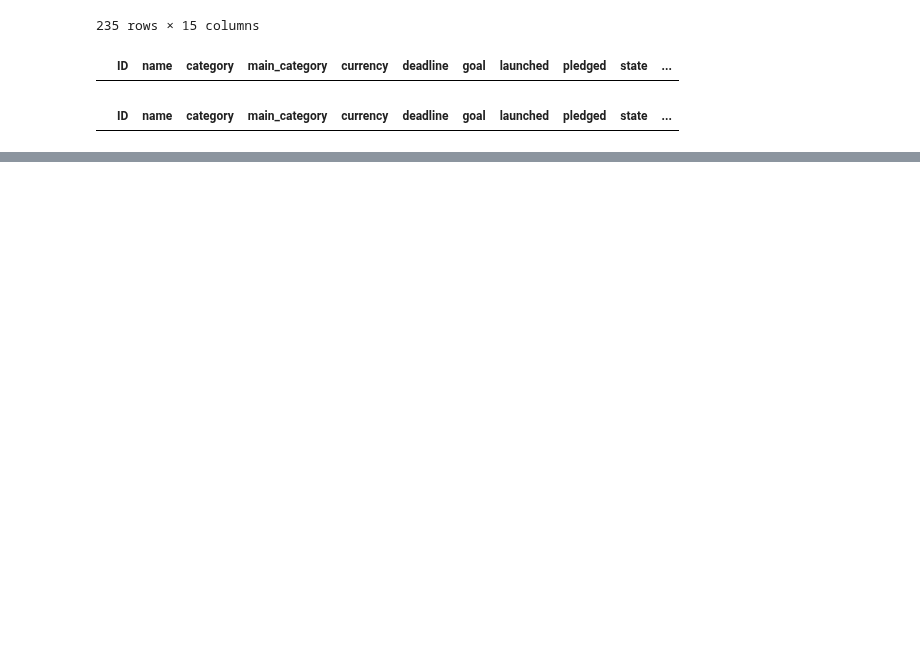
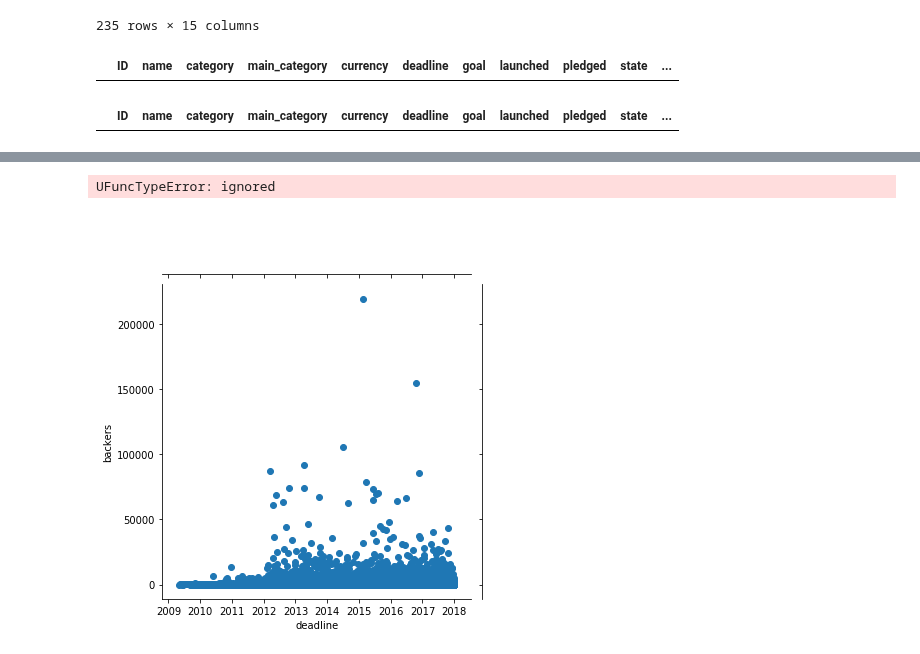
Before and after one commit to tbacha/DMML2019_Team_Apple, a Jupyter notebook: code/Kickstarter_notebook_Team_Apple.ipynb, the cells around one changed output, grey strips where cells are left out. Saved outputs shown, nothing was run; the diff lists cells and outputs as text; code cells hidden in the pictures; blank space fills up the shorter version.

```diff
--- a/code/Kickstarter_notebook_Team_Apple.ipynb
+++ b/code/Kickstarter_notebook_Team_Apple.ipynb
@@ -223,0 +234,5 @@ df_failed[pd.isnull(df_failed).any(axis=1)]
+# %%
+sns.jointplot(x="deadline", y="backers", data=df_success);
+# %% [output]
+UFuncTypeError: ignored
+[figure, added]
```
Also changed, not shown: parts of 3 cells of this notebook.
